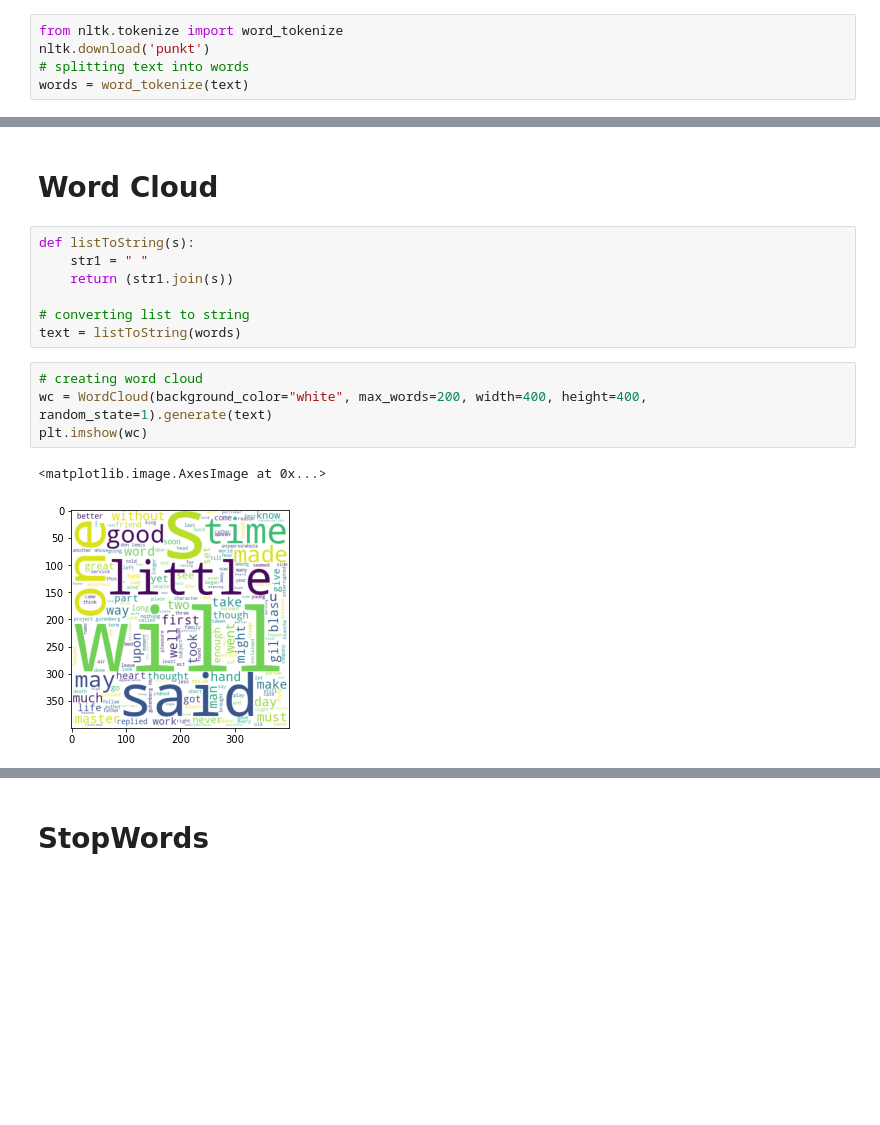
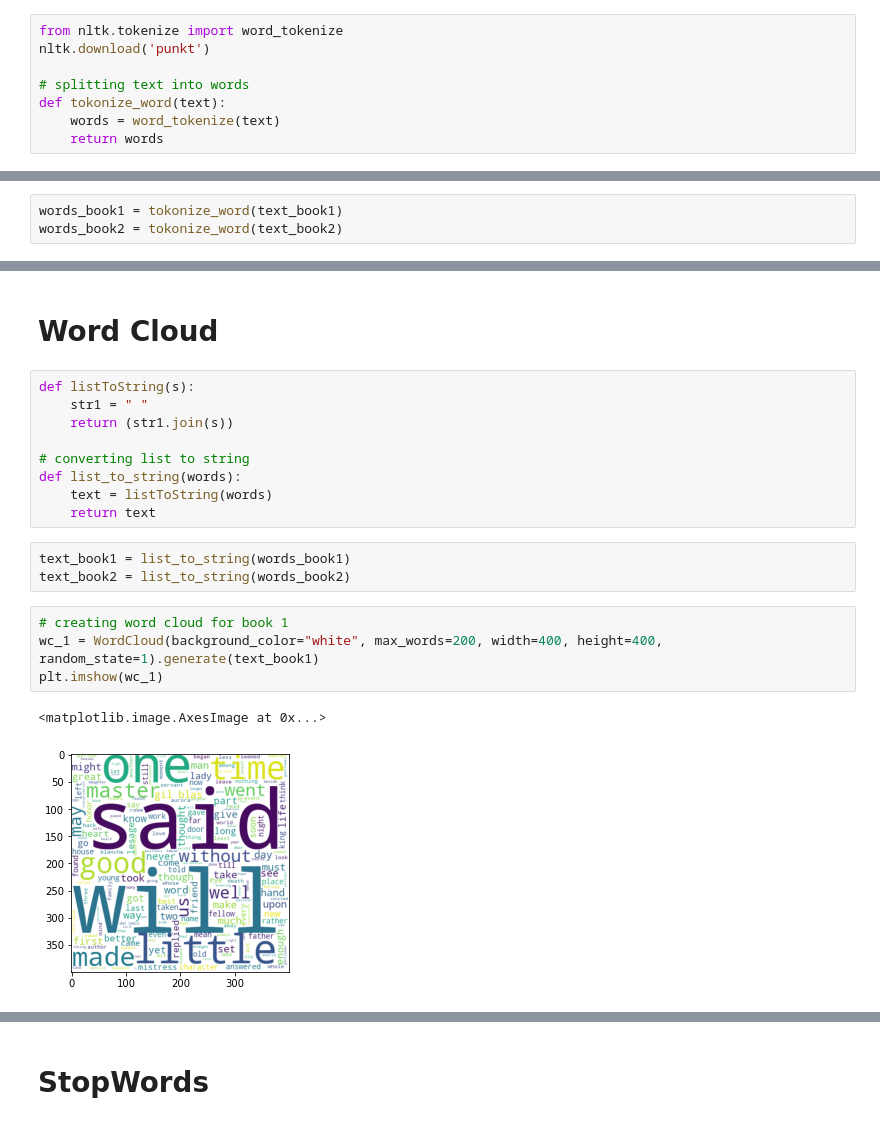
Before and after one commit to Rishabhsahu325/NLP_Project_Round1, a Jupyter notebook: Round1.ipynb, the cells around one changed output, grey strips where cells are left out. Drawn from its saved outputs; the diff is of its cells as text; blank space fills up the shorter version.

```diff
--- a/Round1.ipynb
+++ b/Round1.ipynb
@@ -30,12 +65,18 @@ text = re.sub(r"[^a-zA-Z0-9]", " ", text)
 # %%
 from nltk.tokenize import word_tokenize
 nltk.download('punkt')
+
 # splitting text into words
-words = word_tokenize(text)
+def tokonize_word(text):
+    words = word_tokenize(text)
+    return words
 # %% [output]
 [nltk_data] Downloading package punkt to
 [nltk_data]     C:\Users\91741\AppData\Roaming\nltk_data...
 [nltk_data]   Package punkt is already up-to-date!
+# %%
+words_book1 = tokonize_word(text_book1)
+words_book2 = tokonize_word(text_book2)
 # %% [markdown]
 # Frequency analysis
 # %%
@@ -53,11 +97,16 @@ def listToString(s):
     return (str1.join(s))
 
 # converting list to string
-text = listToString(words)
+def list_to_string(words):
+    text = listToString(words)
+    return text
+# %%
+text_book1 = list_to_string(words_book1)
+text_book2 = list_to_string(words_book2)
 # %%
-# creating word cloud
-wc = WordCloud(background_color="white", max_words=200, width=400, height=400, random_state=1).generate(text)
-plt.imshow(wc)
+# creating word cloud for book 1
+wc_1 = WordCloud(background_color="white", max_words=200, width=400, height=400, random_state=1).generate(text_book1)
+plt.imshow(wc_1)
 # %% [output]
 <matplotlib.image.AxesImage at 0x...>
-[figure, old version]
+[figure, new version]
```
Also changed, not shown: parts of 23 cells of this notebook, 1 other file.
